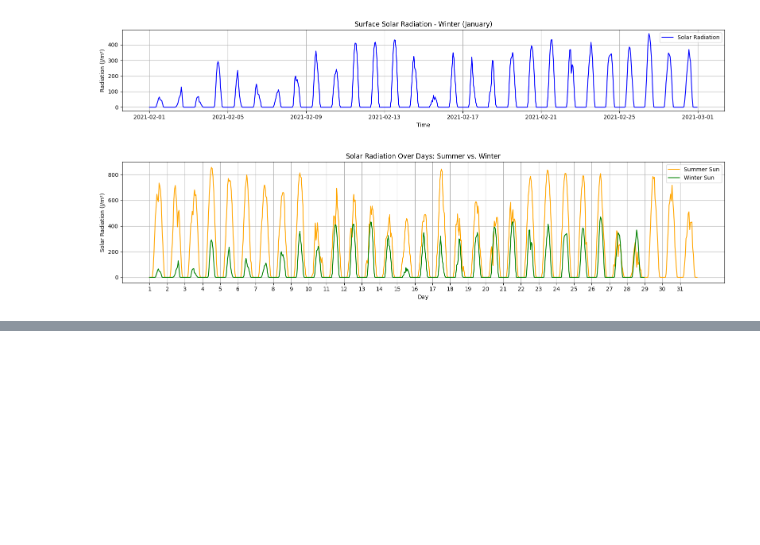
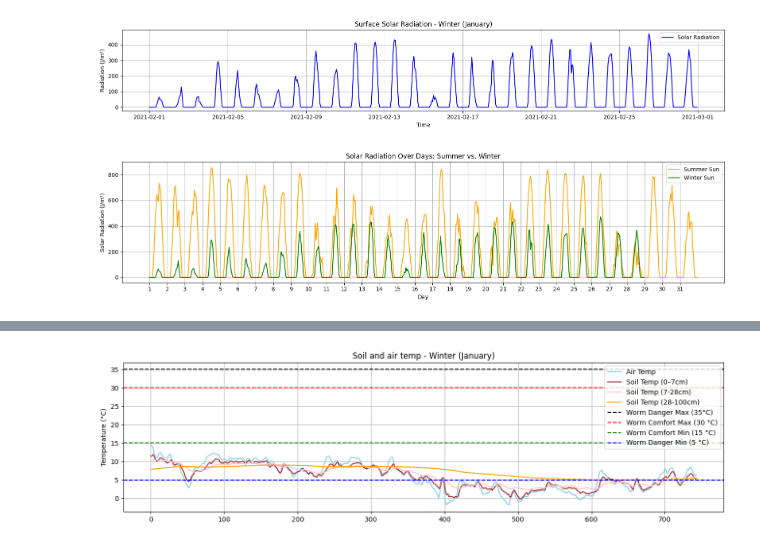
Before and after one commit to wiggle-bin/wiggle-research, a Jupyter notebook: wiggle-bin-weather-assesment.ipynb, the cells around one changed output, grey strips where cells are left out. Drawn from its saved outputs; the diff is of its cells as text; code cells hidden in the pictures; blank space fills up the shorter version.

```diff
--- a/wiggle-bin-weather-assesment.ipynb
+++ b/wiggle-bin-weather-assesment.ipynb
@@ -455,0 +492,17 @@ plt.show()
+# %%
+plt.figure(figsize=(16, 4))
+plt.plot(jan_2025.index, jan_2025['temp'], label='Air Temp', color='skyblue')
+plt.plot(jan_2025.index, jan_2025['soil_0_7'], label='Soil Temp (0–7cm)', color='brown')
+plt.plot(jan_2025.index, jan_2025['soil_7_28'], label='Soil Temp (7-28cm)', color='pink')
+plt.plot(jan_2025.index, jan_2025['soil_28_100'], label='Soil Temp (28-100cm)', color='orange')
+plt.title("Soil and air temp - Winter (January)")
+plt.ylabel("Temperature (°C)")
+plt.axhline(35, linestyle='--', color='black', label='Worm Danger Max (35°C)')
+plt.axhline(30, linestyle='--', color='red', label='Worm Comfort Max (30 °C)')
+plt.axhline(15, linestyle='--', color='green', label='Worm Comfort Min (15 °C)')
+plt.axhline(5, linestyle='--', color='blue', label='Worm Danger Min (5 °C)')
+plt.legend(loc='upper right')
+plt.grid()
+plt.show()
+# %% [output]
+[figure, added]
```
Also changed, not shown: parts of 5 cells of this notebook.
